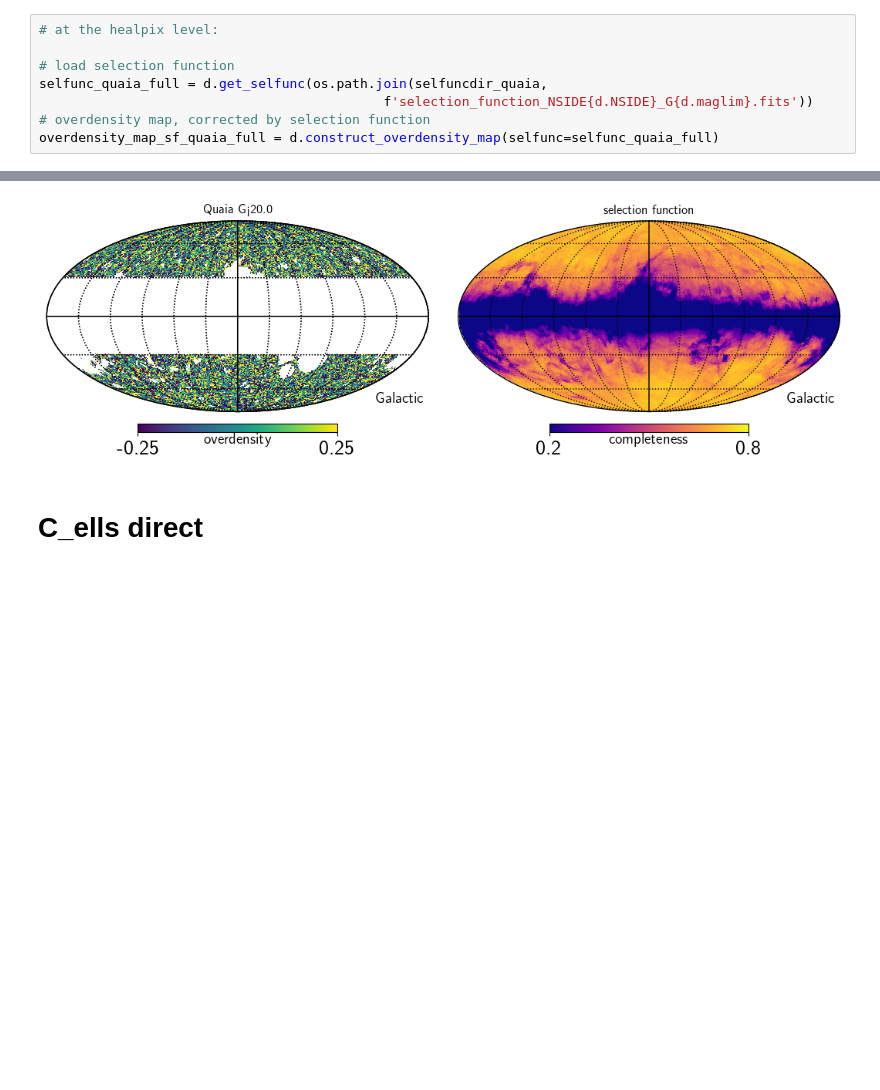
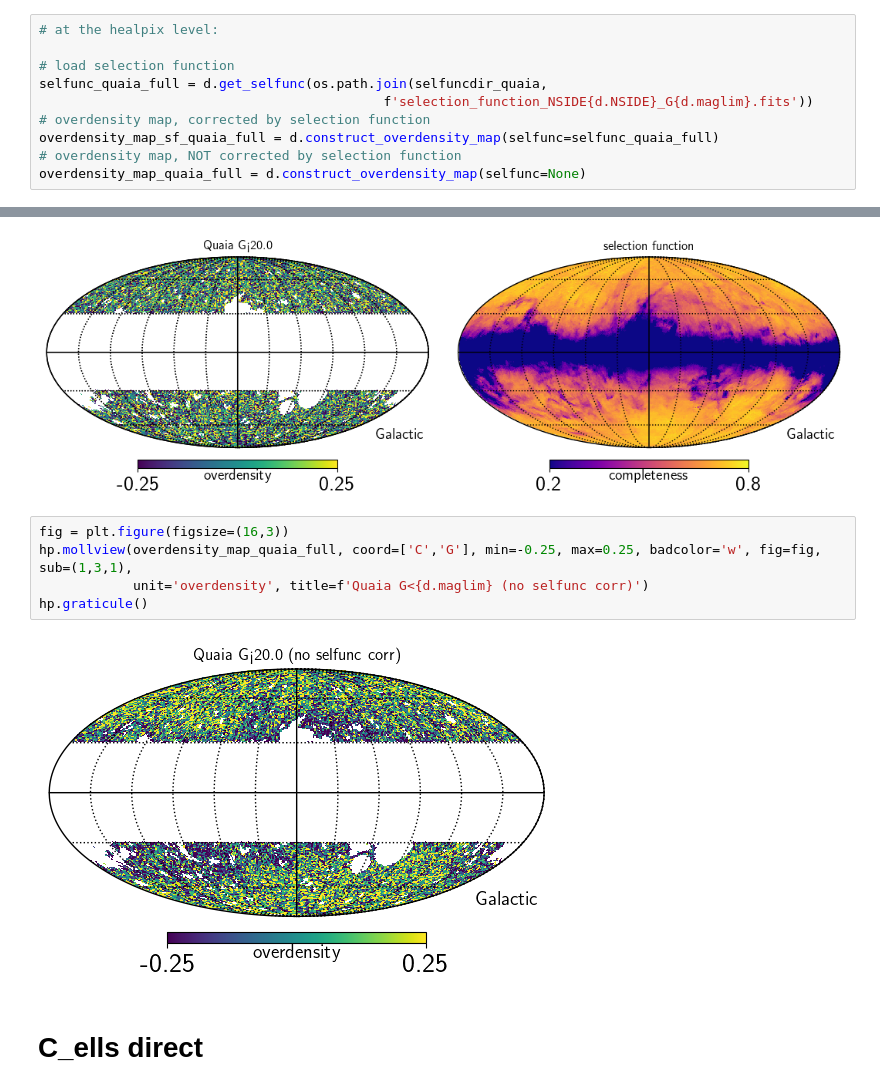
Before and after one commit to abbyw24/lss-dipoles, a Jupyter notebook: notebooks/2024-06-05_pseudo-Cells.ipynb, the cells around one changed output, grey strips where cells are left out. Cells and saved outputs as stored; diff of their text form; blank space fills up the shorter version.

```diff
--- a/notebooks/2024-06-05_pseudo-Cells.ipynb
+++ b/notebooks/2024-06-05_pseudo-Cells.ipynb
@@ -181,5 +185,7 @@ selfunc_quaia_full = d.get_selfunc(os.path.join(selfuncdir_quaia,
                                             f'selection_function_NSIDE{d.NSIDE}_G{d.maglim}.fits'))
 # overdensity map, corrected by selection function
 overdensity_map_sf_quaia_full = d.construct_overdensity_map(selfunc=selfunc_quaia_full)
+# overdensity map, NOT corrected by selection function
+overdensity_map_quaia_full = d.construct_overdensity_map(selfunc=None)
 # %% [output]
 constructing overdensity map
@@ -208,6 +216,13 @@ hp.mollview(selfunc_quaia, coord=['C','G'], min=0.2, max=0.8, badcolor='w', fig=
 hp.graticule()
 # %% [output]
 [figure]
+# %%
+fig = plt.figure(figsize=(16,3))
+hp.mollview(overdensity_map_quaia_full, coord=['C','G'], min=-0.25, max=0.25, badcolor='w', fig=fig, sub=(1,3,1),
+            unit='overdensity', title=f'Quaia G<{d.maglim} (no selfunc corr)')
+hp.graticule()
+# %% [output]
+[figure, added]
 # %% [markdown]
 # C_ells direct
 # %%
```
Also changed, not shown: parts of 32 cells of this notebook, 1 other file.
